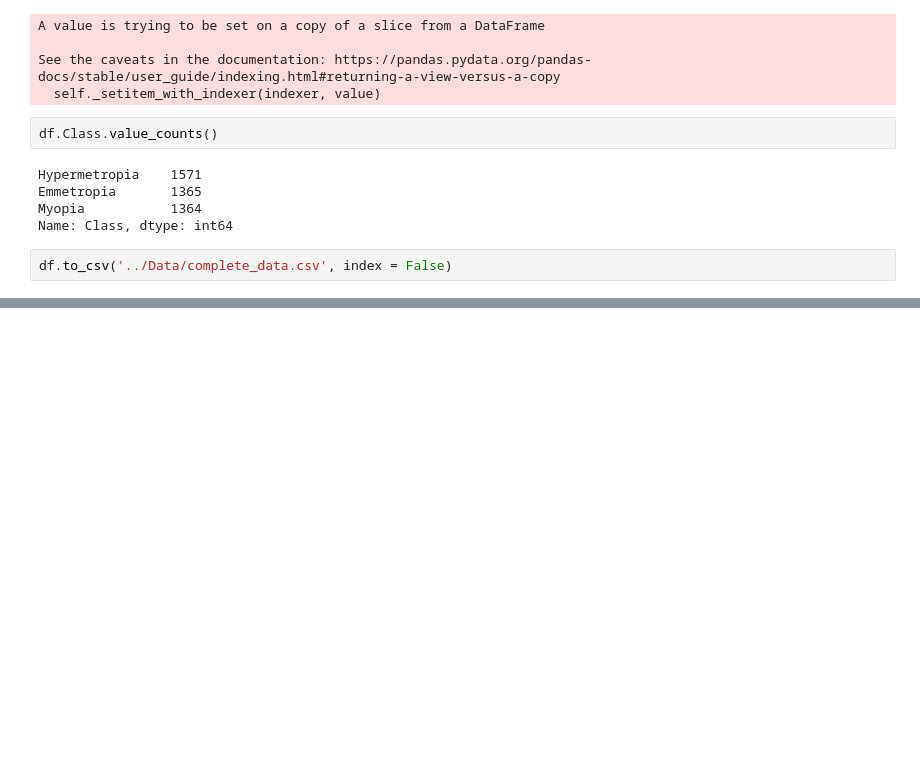
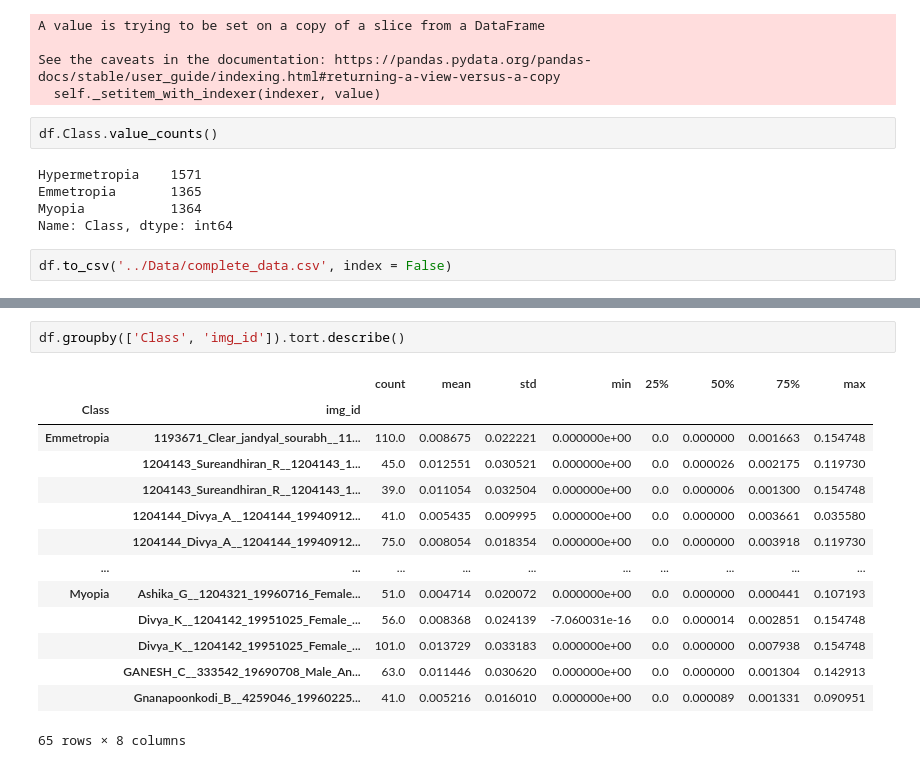
Before and after one commit to Arnav0400/OCTA-Analysis, a Jupyter notebook: Notebooks/Calculate Tortuosity .ipynb, the cells around one changed output, grey strips where cells are left out. Saved outputs shown, nothing was run; the diff lists cells and outputs as text; blank space fills up the shorter version.

```diff
--- a/Notebooks/Calculate Tortuosity .ipynb
+++ b/Notebooks/Calculate Tortuosity .ipynb
@@ -76,0 +134,17 @@ df.to_csv('../Data/complete_data.csv', index = False)
+# %%
+df.groupby(['Class', 'img_id']).tort.describe()
+# %% [output]
+|  |  | count | mean | std | min | 25% | 50% | 75% | max |
+| Class | img_id |  |  |  |  |  |  |  |  |
+| Emmetropia | 1193671_Clear_jandyal_sourabh__11... | 110.0 | 0.008675 | 0.022221 | 0.000000e+00 | 0.0 | 0.000000 | 0.001663 | 0.154748 |
+|  | 1204143_Sureandhiran_R__1204143_1... | 45.0 | 0.012551 | 0.030521 | 0.000000e+00 | 0.0 | 0.000026 | 0.002175 | 0.119730 |
+|  | 1204143_Sureandhiran_R__1204143_1... | 39.0 | 0.011054 | 0.032504 | 0.000000e+00 | 0.0 | 0.000006 | 0.001300 | 0.154748 |
+|  | 1204144_Divya_A__1204144_19940912... | 41.0 | 0.005435 | 0.009995 | 0.000000e+00 | 0.0 | 0.000000 | 0.003661 | 0.035580 |
+|  | 1204144_Divya_A__1204144_19940912... | 75.0 | 0.008054 | 0.018354 | 0.000000e+00 | 0.0 | 0.000000 | 0.003918 | 0.119730 |
+| ... | ... | ... | ... | ... | ... | ... | ... | ... | ... |
+| Myopia | Ashika_G__1204321_19960716_Female... | 51.0 | 0.004714 | 0.020072 | 0.000000e+00 | 0.0 | 0.000000 | 0.000441 | 0.107193 |
+|  | Divya_K__1204142_19951025_Female_... | 56.0 | 0.008368 | 0.024139 | -7.060031e-16 | 0.0 | 0.000014 | 0.002851 | 0.154748 |
+|  | Divya_K__1204142_19951025_Female_... | 101.0 | 0.013729 | 0.033183 | 0.000000e+00 | 0.0 | 0.000000 | 0.007938 | 0.154748 |
+|  | GANESH_C__333542_19690708_Male_An... | 63.0 | 0.011446 | 0.030620 | 0.000000e+00 | 0.0 | 0.000000 | 0.001304 | 0.142913 |
+|  | Gnanapoonkodi_B__4259046_19960225... | 41.0 | 0.005216 | 0.016010 | 0.000000e+00 | 0.0 | 0.000089 | 0.001331 | 0.090951 |
+65 rows × 8 columns
```
Also changed, not shown: parts of 5 cells of this notebook, 2 other files.
